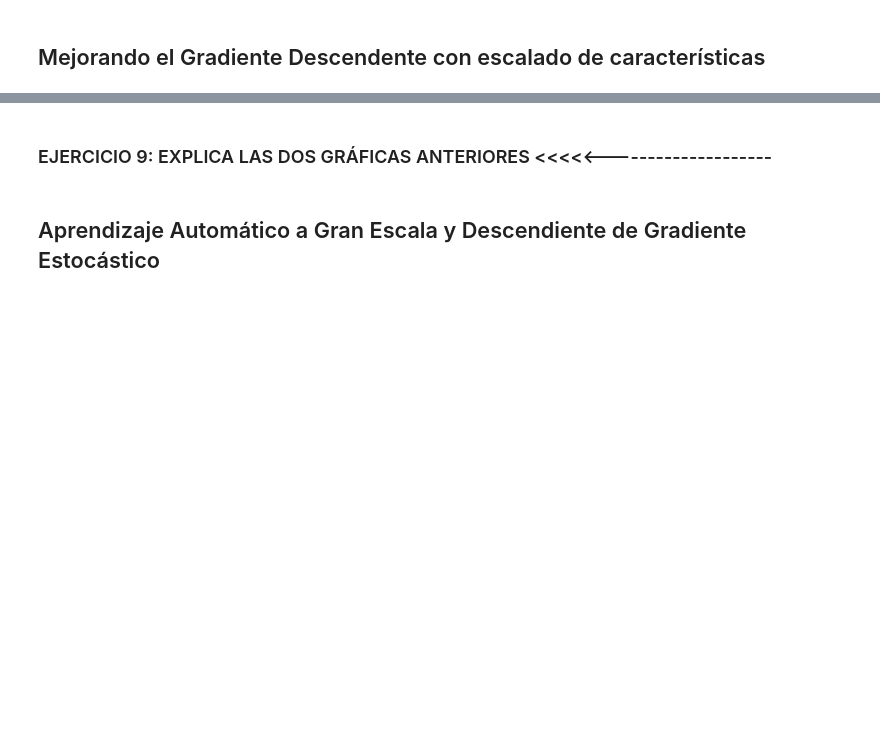
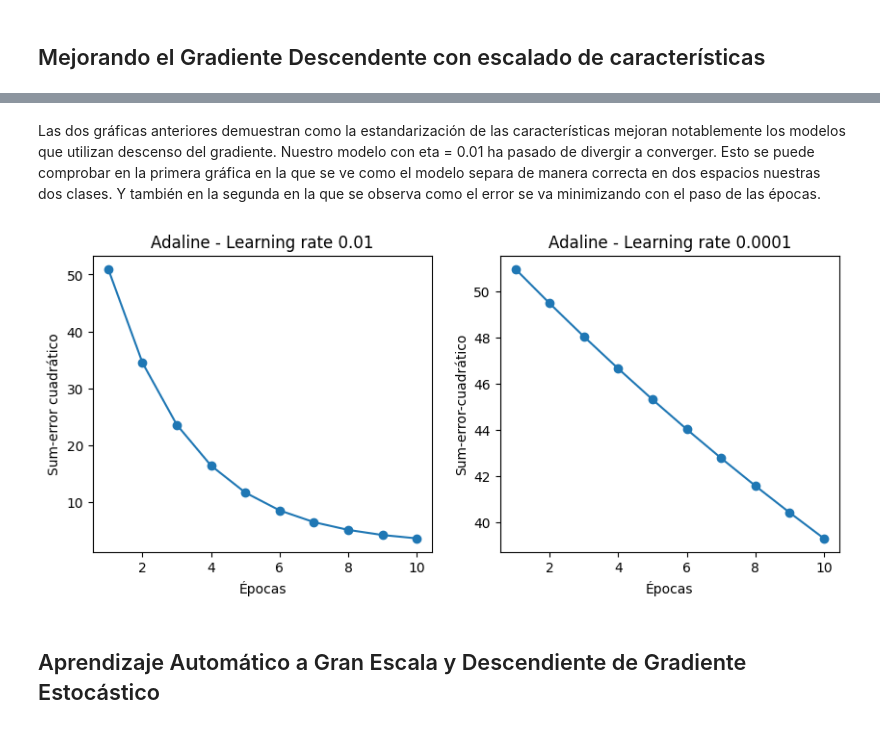
Before and after one commit to 9105507/APRENDIZAJE_AUTOMATICO_23_24, a Jupyter notebook: EJERCICIOS/2_4_Perceptron_y_Adaline_Ejercicio.ipynb, the cells around one changed output, grey strips where cells are left out. Saved outputs shown, nothing was run; the diff lists cells and outputs as text; code cells hidden in the pictures; blank space fills up the shorter version.

```diff
--- a/EJERCICIOS/2_4_Perceptron_y_Adaline_Ejercicio.ipynb
+++ b/EJERCICIOS/2_4_Perceptron_y_Adaline_Ejercicio.ipynb
@@ -327,3 +354,12 @@ SyntaxError: ignored
+# %%
+# Estandarizar características
+X_std = np.copy(X)
+
+mean = X_std.mean(axis=0)
+std = X_std.std(axis=0)
+
+X_std[:, 0] = (X_std[:, 0] - mean[0]) / std[0]
+X_std[:, 1] = (X_std[:, 1] - mean[1]) / std[1]
 # %%
 ada = AdalineGD(n_iter=15, eta=0.01)
 ada.fit(X_std, y)
@@ -347,5 +386,26 @@ plt.show()
-# %% [markdown]
-### EJERCICIO 9: EXPLICA LAS DOS GRÁFICAS ANTERIORES <<<<<--------------------
+# %% [markdown]
+Las dos gráficas anteriores demuestran como la estandarización de las características mejoran notablemente los modelos que utilizan descenso del gradiente. Nuestro modelo con eta = 0.01 ha pasado de divergir a converger. Esto se puede comprobar en la primera gráfica en la que se ve como el modelo separa de manera correcta en dos espacios nuestras dos clases. Y también en la segunda en la que se observa como el error se va minimizando con el paso de las épocas.
+# %%
+#PRUEBA:
+fig, ax = plt.subplots(nrows=1, ncols=2, figsize=(10, 4))
+
+ada3 = AdalineGD(n_iter=10, eta=0.01).fit(X_std, y)### EJERCICIO 6: Crea y entrena con los datos de entrenamiento y sus etiquetas un Adaline de Gradiente Descendente
+       ### con 10 iteraciones y una tasa de aprendizaje de 0.01 <<<<<--------------------<<<<<--------------------<<<<<--------------------
+ax[0].plot(range(1, len(ada3.cost_) + 1), ada3.cost_, marker='o')
+ax[0].set_xlabel('Épocas')
+ax[0].set_ylabel('Sum-error cuadrático')
+ax[0].set_title('Adaline - Learning rate 0.01')
+
+ada4 = AdalineGD(n_iter=10, eta=0.0001).fit(X_std, y)
+ax[1].plot(range(1, len(ada4.cost_) + 1), ada4.cost_, marker='o')
+ax[1].set_xlabel('Épocas')
+ax[1].set_ylabel('Sum-error-cuadrático')
+ax[1].set_title('Adaline - Learning rate 0.0001')
+
+# plt.savefig('images/02_11.png', dpi=300)
+plt.show()
+# %% [output]
+[figure, added]
 # %% [markdown]
 ## Aprendizaje Automático a Gran Escala y Descendiente de Gradiente Estocástico
 # %%
```
Also changed, not shown: parts of 9 cells of this notebook.
